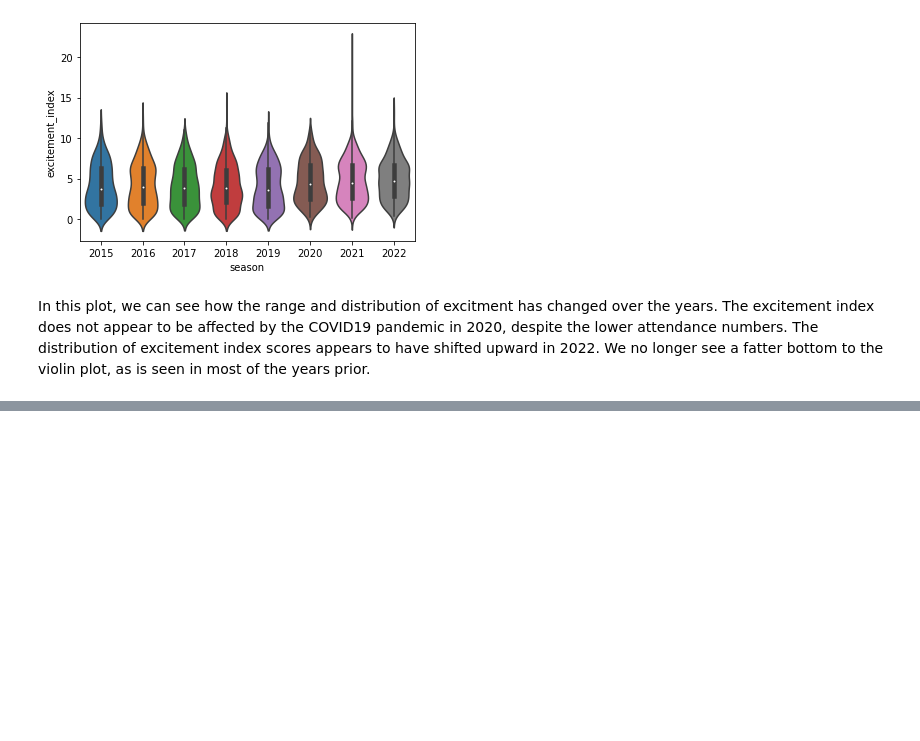
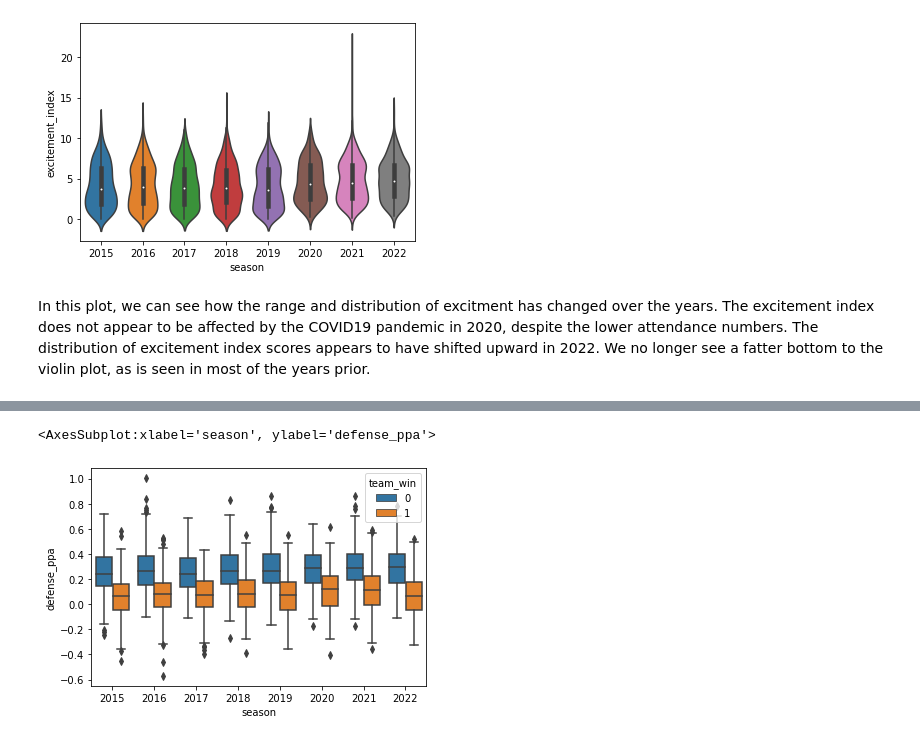
Before and after one commit to davidweck96/College-Football-Analysis, a Jupyter notebook: analysis.ipynb, the cells around one changed output, grey strips where cells are left out. Cells and saved outputs as stored; diff of their text form; code cells hidden in the pictures; blank space fills up the shorter version.

```diff
--- a/analysis.ipynb
+++ b/analysis.ipynb
@@ -349,0 +360,5 @@ In this plot, we can see how the range and distribution of excitment has changed
+# %%
+sns.boxplot(data = game_stats_df_v1, x = 'season', y = 'defense_ppa', hue = 'team_win')
+# %% [output]
+<AxesSubplot:xlabel='season', ylabel='defense_ppa'>
+[figure, added]
```
Also changed, not shown: parts of 8 cells of this notebook.
